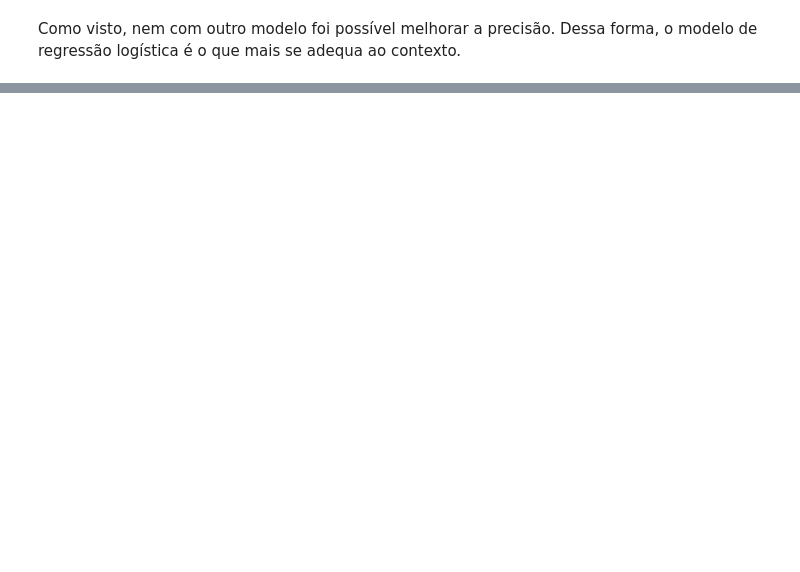
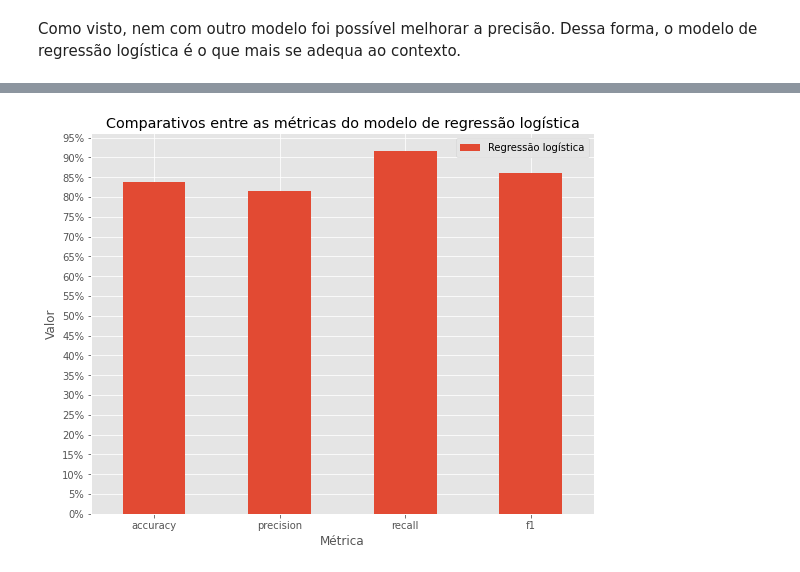
Before and after one commit to pesadaum/heart-disease-analysis, a Jupyter notebook: heart_disease_analysis.ipynb, the cells around one changed output, grey strips where cells are left out. Saved outputs shown, nothing was run; the diff lists cells and outputs as text; code cells hidden in the pictures; blank space fills up the shorter version.

```diff
--- a/heart_disease_analysis.ipynb
+++ b/heart_disease_analysis.ipynb
@@ -568,0 +593,29 @@ array([ True,  True, False,  True,  True, False,  True,  True,  True,
+# %%
+from sklearn.model_selection import cross_val_score
+
+metrics = ['accuracy', 'precision', 'recall', 'f1']
+metrics_dict = {}
+for metric in metrics:
+  cv_score = cross_val_score(clf, X, y, cv=5, scoring=metric)
+  metrics_dict[metric] = np.mean(cv_score)
+
+metrics_df = pd.DataFrame(metrics_dict, index=[0])
+
+f, ax = plt.subplots(figsize=(9,7))
+metrics_df.T.plot(kind='bar', ax=ax)
+
+ax.set(
+  title='Comparativos entre as métricas do modelo de regressão logística',
+  xlabel='Métrica',
+  ylabel='Valor',
+)
+
+ax.legend(['Regressão logística'])
+
+yticks = np.arange(0, 1, 0.05)
+
+ax.set_xticklabels(labels=metrics, rotation=0)
+ax.set_yticks(yticks)
+ax.yaxis.set_major_formatter(tick.PercentFormatter(1))
+# %% [output]
+[figure, added]
```
Also changed, not shown: parts of 18 cells of this notebook.
